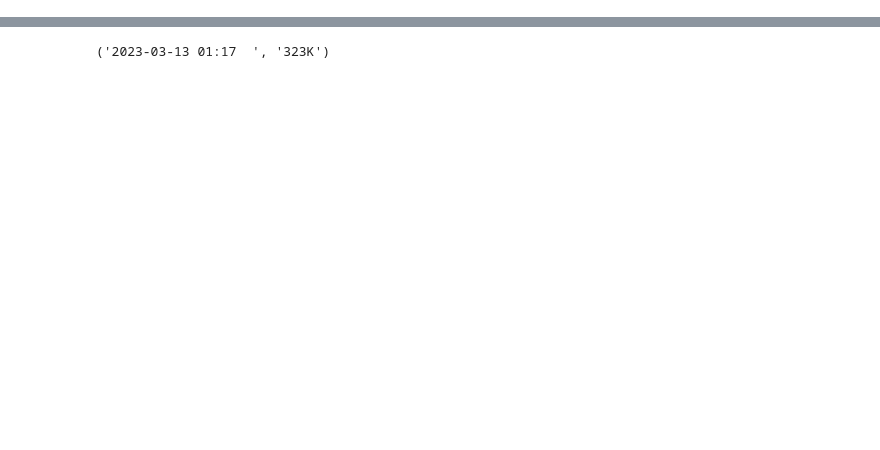
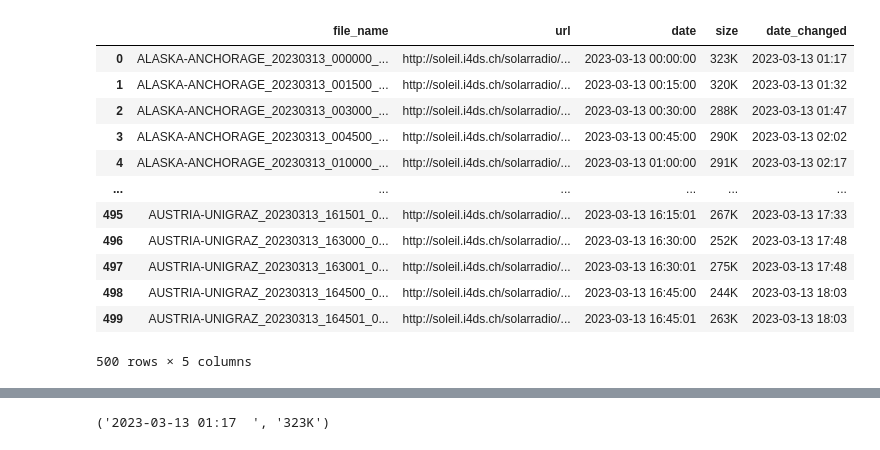
Before and after one commit to kenfus/ecallisto_timeseries_db, a Jupyter notebook: database_notebook.ipynb, the cells around one changed output, grey strips where cells are left out. Drawn from its saved outputs; the diff is of its cells as text; code cells hidden in the pictures; blank space fills up the shorter version.

```diff
--- a/database_notebook.ipynb
+++ b/database_notebook.ipynb
@@ -60,4 +45,24 @@ def extract_date_size_from_soup(soup, url):
 # %%
 new_urls = get_urls(
-    datetime.datetime.today().date() - timedelta(days=2),     datetime.datetime.today().date(), None
+    datetime.today().date() - timedelta(days=1), datetime.today().date(), None
 )
+# %%
+current_status = pd.DataFrame(new_urls)
+# %%
+prev_status = current_status.head(500).copy()
+# %%
+prev_status
+# %% [output]
+|  | file_name | url | date | size | date_changed |
+| 0 | ALASKA-ANCHORAGE_20230313_000000_... | http://soleil.i4ds.ch/solarradio/... | 2023-03-13 00:00:00 | 323K | 2023-03-13 01:17 |
+| 1 | ALASKA-ANCHORAGE_20230313_001500_... | http://soleil.i4ds.ch/solarradio/... | 2023-03-13 00:15:00 | 320K | 2023-03-13 01:32 |
+| 2 | ALASKA-ANCHORAGE_20230313_003000_... | http://soleil.i4ds.ch/solarradio/... | 2023-03-13 00:30:00 | 288K | 2023-03-13 01:47 |
+| 3 | ALASKA-ANCHORAGE_20230313_004500_... | http://soleil.i4ds.ch/solarradio/... | 2023-03-13 00:45:00 | 290K | 2023-03-13 02:02 |
+| 4 | ALASKA-ANCHORAGE_20230313_010000_... | http://soleil.i4ds.ch/solarradio/... | 2023-03-13 01:00:00 | 291K | 2023-03-13 02:17 |
+| ... | ... | ... | ... | ... | ... |
+| 495 | AUSTRIA-UNIGRAZ_20230313_161501_0... | http://soleil.i4ds.ch/solarradio/... | 2023-03-13 16:15:01 | 267K | 2023-03-13 17:33 |
+| 496 | AUSTRIA-UNIGRAZ_20230313_163000_0... | http://soleil.i4ds.ch/solarradio/... | 2023-03-13 16:30:00 | 252K | 2023-03-13 17:48 |
+| 497 | AUSTRIA-UNIGRAZ_20230313_163001_0... | http://soleil.i4ds.ch/solarradio/... | 2023-03-13 16:30:01 | 275K | 2023-03-13 17:48 |
+| 498 | AUSTRIA-UNIGRAZ_20230313_164500_0... | http://soleil.i4ds.ch/solarradio/... | 2023-03-13 16:45:00 | 244K | 2023-03-13 18:03 |
+| 499 | AUSTRIA-UNIGRAZ_20230313_164501_0... | http://soleil.i4ds.ch/solarradio/... | 2023-03-13 16:45:01 | 263K | 2023-03-13 18:03 |
+500 rows × 5 columns
```
Also changed, not shown: parts of 3 cells of this notebook, 5 other files.
